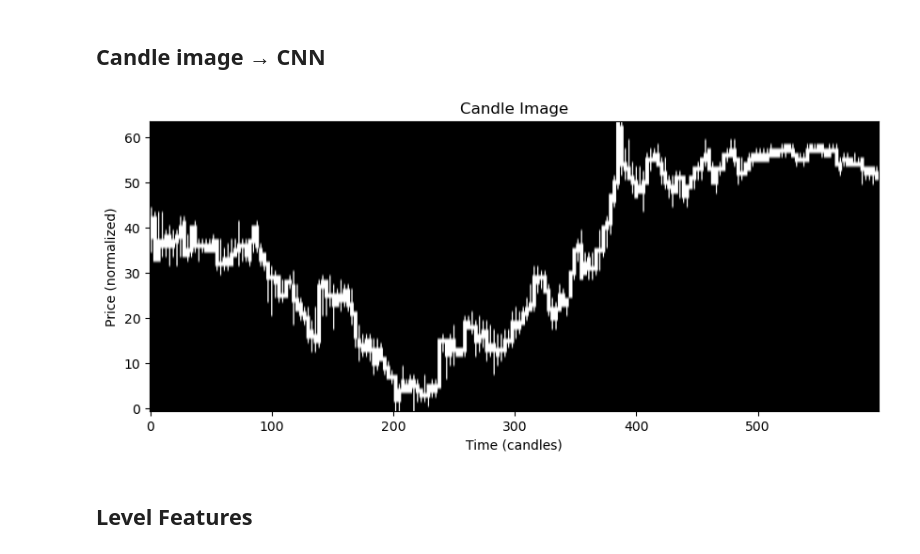
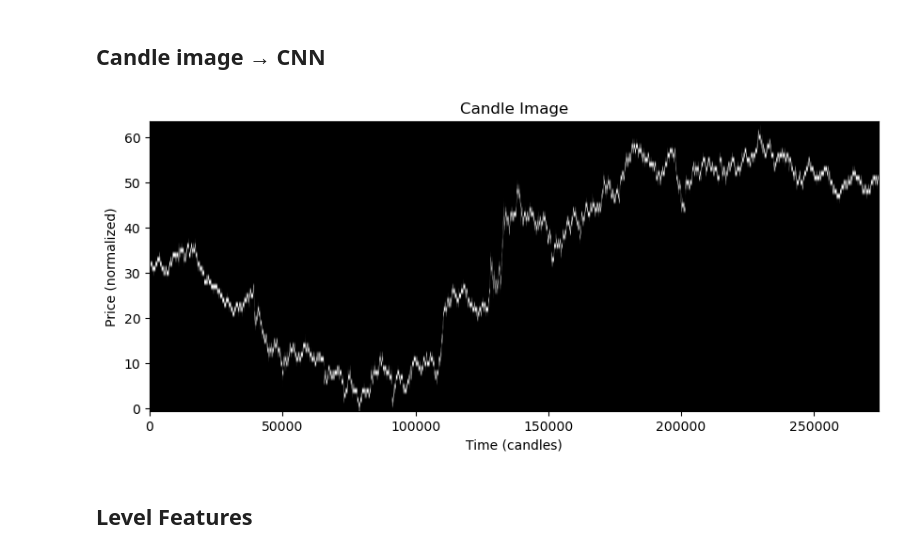
Before and after one commit to mehdibp/DeepFinance, a Jupyter notebook: Data.ipynb, the cells around one changed output. Drawn from its saved outputs; the diff is of its cells as text; code cells hidden in the pictures.

```diff
--- a/Data.ipynb
+++ b/Data.ipynb
@@ -110,35 +187,35 @@ def candle_image(df_window: pd.DataFrame, height: int=64):
 
     for i, row in norm.iterrows():
         x = (i - df_window.index[0]) * 3 + 1
 
         o, h, l, c = row
         y_o = int(o * (height-1))
         y_c = int(c * (height-1))
         y_h = int(h * (height-1))
         y_l = int(l * (height-1))
 
         img[y_l:y_h+1, x] = 1							# wick
         img[min(y_o,y_c):max(y_o,y_c)+1, x-1:x+2] = 1	# body
 
     return img
 
 # p′ = (p−min(low)) / (max(high)−min(low))
 def normalize_window(df_window: pd.DataFrame):
     low = df_window['low'].min()
     high = df_window['high'].max()
     return (df_window[['open','high','low','close']] - low) / (high - low)
 
 
-img = candle_image(df_window=data.iloc[-200:], height=64)
+img = candle_image(df_window=data, height=64)
 
 plt.figure(figsize=(10,4))
 plt.imshow(img, cmap='gray', origin='lower', aspect='auto')
 plt.title ("Candle Image")
 plt.xlabel("Time (candles)")
 plt.ylabel("Price (normalized)")
 plt.show()
 # %% [output]
-[figure, old version]
+[figure, new version]
 # %% [markdown]
 ## Level Features
 # %%
```
Also changed, not shown: parts of 6 cells of this notebook, 2 other files.
